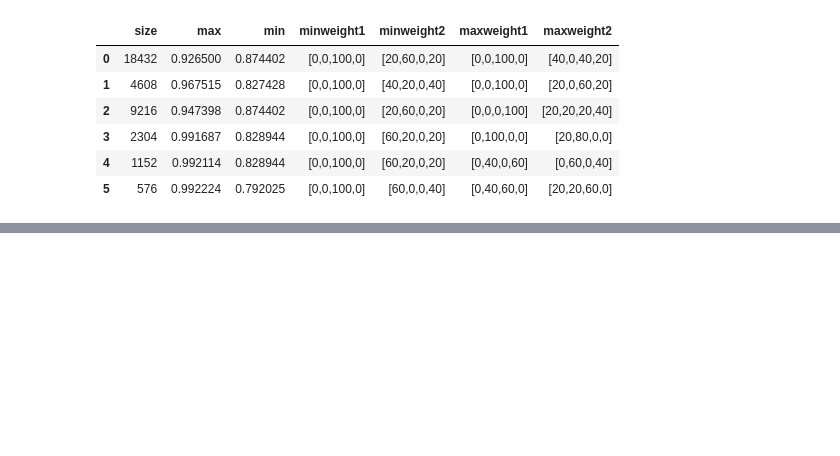
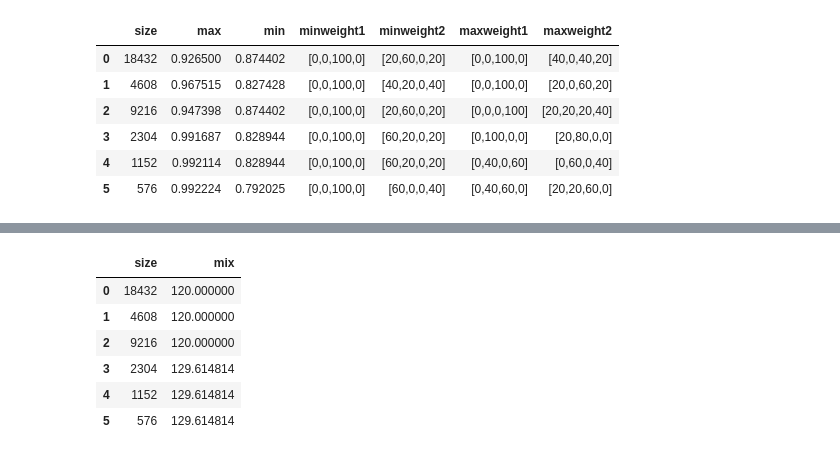
Before and after one commit to patlewig/genra-hybrid, a Jupyter notebook: notebooks/10-ajl-fingerprint_analysis.ipynb, the cells around one changed output, grey strips where cells are left out. Drawn from its saved outputs; the diff is of its cells as text; code cells hidden in the pictures; blank space fills up the shorter version.

```diff
--- a/notebooks/10-ajl-fingerprint_analysis.ipynb
+++ b/notebooks/10-ajl-fingerprint_analysis.ipynb
@@ -1045,0 +1167,18 @@ pd.DataFrame(results)
+# %%
+top_bottom = pd.concat([best_tests, worst_tests])
+df_dict = {'size':[],
+           'mix':[]}
+for size in best_tests['n_size'].unique():
+    max_mid = pd.DataFrame(pairwise_distances(top_bottom.iloc[:,-4:].loc[top_bottom['n_size']==size], metric='euclidean')).iloc[0:20,20:40].values.max()
+    df_dict['size'].append(size)
+    df_dict['mix'].append(max_mid)
+
+pd.DataFrame(df_dict)
+# %% [output]
+|  | size | mix |
+| 0 | 18432 | 120.000000 |
+| 1 | 4608 | 120.000000 |
+| 2 | 9216 | 120.000000 |
+| 3 | 2304 | 129.614814 |
+| 4 | 1152 | 129.614814 |
+| 5 | 576 | 129.614814 |
```
Also changed, not shown: parts of 15 cells of this notebook, 9 other files.
